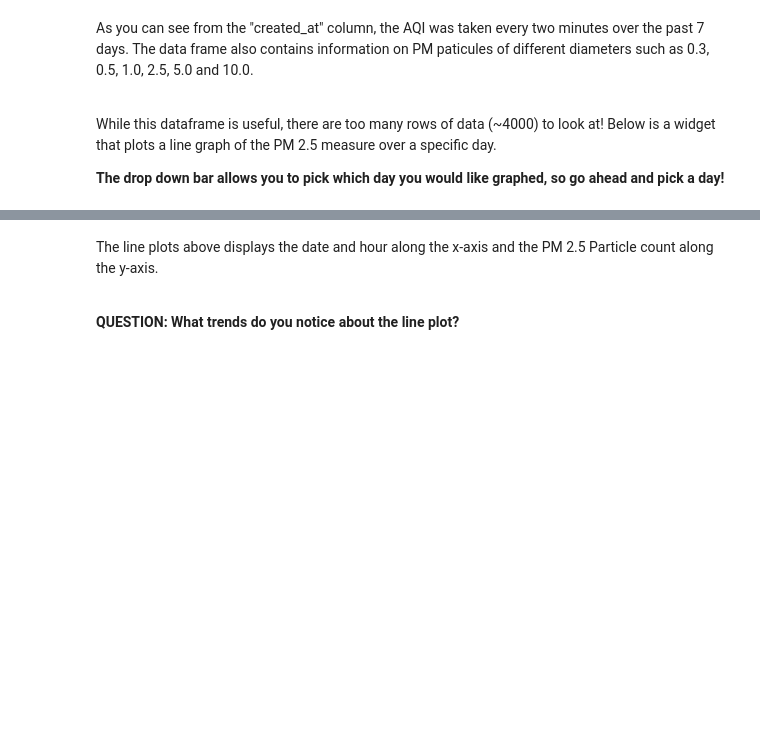
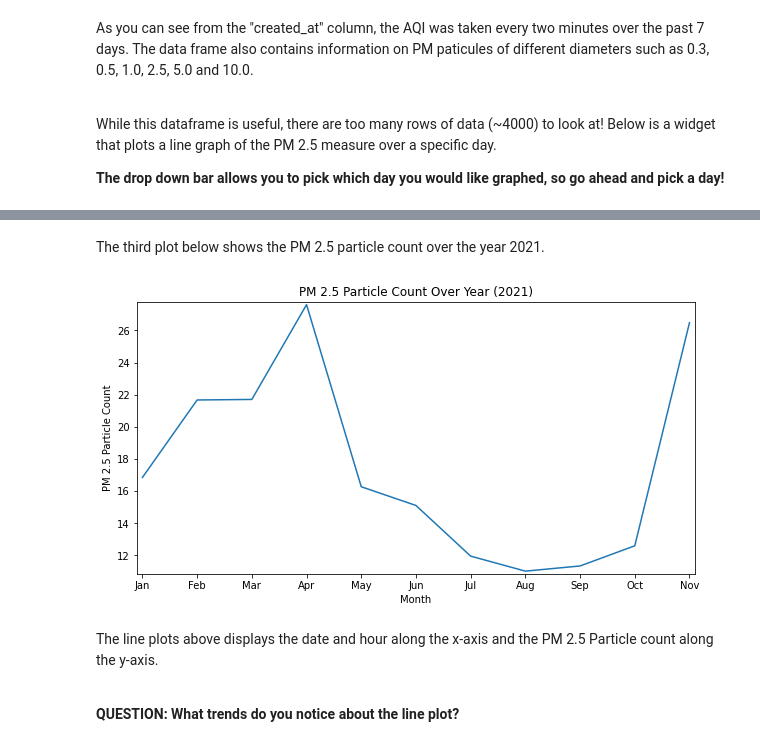
Before and after one commit to ds-modules/air-quality, a Jupyter notebook: Rio_Grande_AQI.ipynb, the cells around one changed output, grey strips where cells are left out. Cells and saved outputs as stored; diff of their text form; code cells hidden in the pictures; blank space fills up the shorter version.

```diff
--- a/Rio_Grande_AQI.ipynb
+++ b/Rio_Grande_AQI.ipynb
@@ -263,3 +376,31 @@ interactive(children=(Dropdown(description='date', options=('24-Oct-2021', '25-O
+# %% [markdown]
+The third plot below shows the PM 2.5 particle count over the year 2021.
+# %%
+twenty_one = sbwy_r[sbwy_r['Year'] == '2021']
+lst = twenty_one['created_at'].astype(str).tolist()
+lst_1 = [i.split(' ', 1)[1] for i in lst]
+lst_2 = [i.split('+', 1)[0] for i in lst_1]
+twenty_one = twenty_one.copy()
+twenty_one['time'] = np.asarray(lst_2).copy()
+grp_day = twenty_one.groupby(['Month']).mean('2.5um/dl').reset_index()
+day_pm = grp_day[['Month', '2.5um/dl']]
+day_pm = day_pm.copy()
+day_pm['month_num'] = np.array([4, 8, 2, 1, 7, 6, 3, 5, 11, 10, 9]).copy()
+sort_month = day_pm.sort_values('month_num', ascending = True)
+ax = plt.figure(figsize=(10,5))
+x = sort_month['Month']
+y = sort_month['2.5um/dl']
+plt.plot(x, y)
+plt.xticks(x,  rotation='vertical')
+plt.margins(0.01)
+fig.tight_layout()
+plt.xticks(rotation = 0)
+plt.xlabel('Month')
+plt.ylabel('PM 2.5 Particle Count')
+plt.title('PM 2.5 Particle Count Over Year (2021)')
+plt.show()
+# %% [output]
+[figure, added]
 # %% [markdown]
 The line plots above displays the date and hour along the x-axis and the PM 2.5 Particle count along the y-axis.
 
```
Also changed, not shown: parts of 19 cells of this notebook.
